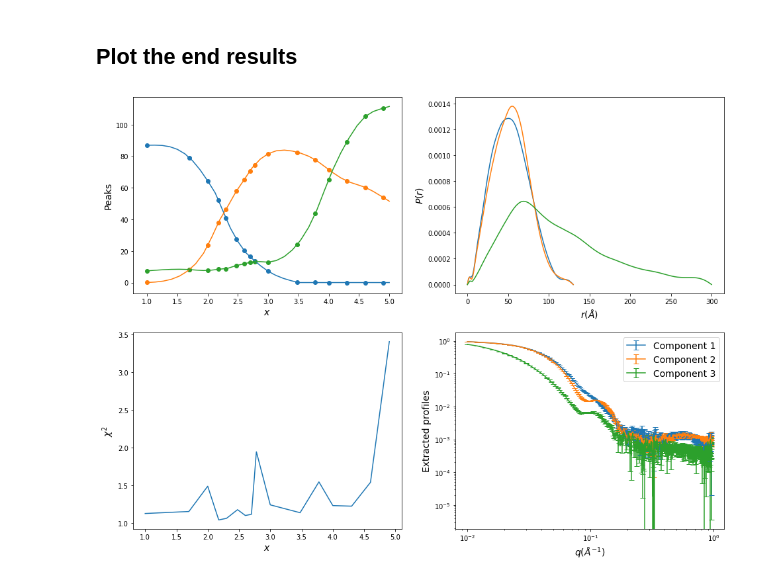
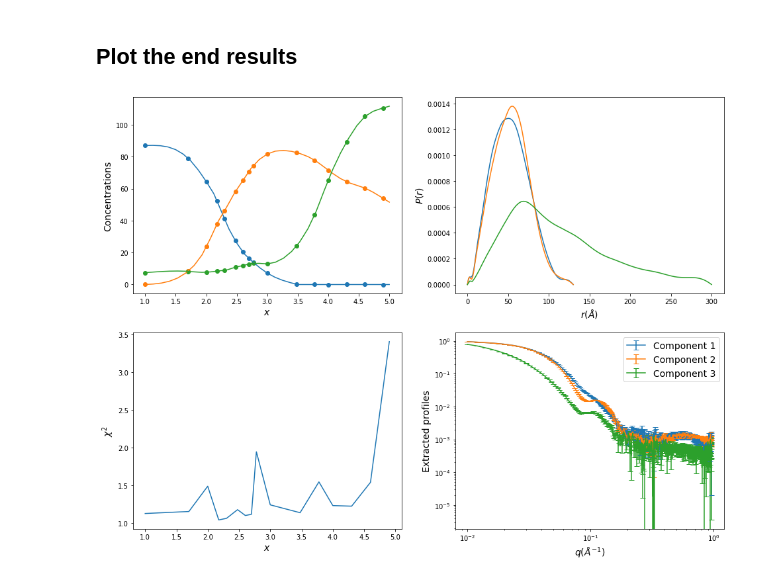
Before and after one commit to ando-lab/regals, a Jupyter notebook: demo/PheH_titration.ipynb, the cells around one changed output. Cells and saved outputs as stored; diff of their text form; code cells hidden in the pictures.

```diff
--- a/demo/PheH_titration.ipynb
+++ b/demo/PheH_titration.ipynb
@@ -108,18 +108,18 @@ pr3 = np.concatenate([[0],M1.u_profile[2],[0]])
 [I2,sigma2] = M1.extract_profile(I,sigma,1)
 [I3,sigma3] = M1.extract_profile(I,sigma,2)
 
-# Peak components (no regularization)
-p1 = M1.extract_peak(I,sigma,0)[0]
-p2 = M1.extract_peak(I,sigma,1)[0]
-p3 = M1.extract_peak(I,sigma,2)[0]
+# Concentration components (no regularization)
+p1 = M1.extract_concentration(I,sigma,0)[0]
+p2 = M1.extract_concentration(I,sigma,1)[0]
+p3 = M1.extract_concentration(I,sigma,2)[0]
 
-# Regularized peaks
-x1 = np.concatenate([M1.components[0].peak.w,[5 + 1E-3]])
-c1 = np.concatenate([M1.u_peak[0],[0,0]])
-x2 = M1.components[1].peak.w
-c2 = np.concatenate([[0],M1.u_peak[1]])
-x3 = M1.components[2].peak.w;
-c3 = M1.u_peak[2];
+# Regularized concentrations
+x1 = np.concatenate([M1.components[0].concentration.w,[5 + 1E-3]])
+c1 = np.concatenate([M1.u_concentration[0],[0,0]])
+x2 = M1.components[1].concentration.w
+c2 = np.concatenate([[0],M1.u_concentration[1]])
+x3 = M1.components[2].concentration.w;
+c3 = M1.u_concentration[2];
 # %% [markdown]
 ## Plot the end results
 # %%
@@ -127,38 +127,38 @@ c3 = M1.u_peak[2];
 plt.rcParams['figure.figsize'] = 16, 12
 fig, axs = plt.subplots(2, 2)
 
-#peaks vs x
+#concentrations vs x
 axs[0, 0].plot(x1, c1)
 axs[0, 0].plot(x2, c2)
 axs[0, 0].plot(x3, c3)
 axs[0, 0].scatter(x, p1)
 axs[0, 0].scatter(x, p2)
 axs[0, 0].scatter(x, p3)
 axs[0, 0].set_xlabel('$x$', fontsize=14)
-axs[0, 0].set_ylabel('Peaks', fontsize=14)
+axs[0, 0].set_ylabel('Concentrations', fontsize=14)
 
 #chi2 vs x
 axs[1, 0].plot(x, np.mean(resid ** 2, 0))
 axs[1, 0].set_xlabel('$x$', fontsize=14)
 axs[1, 0].set_ylabel('$\chi^2$', fontsize=14)
 
 #P(r) vs r
 axs[0, 1].plot(r1, pr1)
 axs[0, 1].plot(r2, pr2)
 axs[0, 1].plot(r3, pr3)
 axs[0, 1].set_xlabel('$r (Å)$', fontsize=14)
 axs[0, 1].set_ylabel('$P(r)$', fontsize=14)
 
 #extracted profiles
 axs[1, 1].errorbar(q, I1, sigma1, capsize=4, label='Component 1')
 axs[1, 1].errorbar(q, I2, sigma2, capsize=4, label='Component 2')
 axs[1, 1].errorbar(q, I3, sigma3, capsize=4, label='Component 3')
 axs[1, 1].set_xscale('log')
 axs[1, 1].set_yscale('log')
 axs[1, 1].set_xlabel('$q (Å^{-1})$', fontsize=14)
 axs[1, 1].set_ylabel('Extracted profiles', fontsize=14)
 plt.legend(fontsize=14)
 
 plt.show()
 # %% [output]
-[figure, old version]
+[figure, new version]
```
Also changed, not shown: parts of 2 cells of this notebook, 16 other files.
